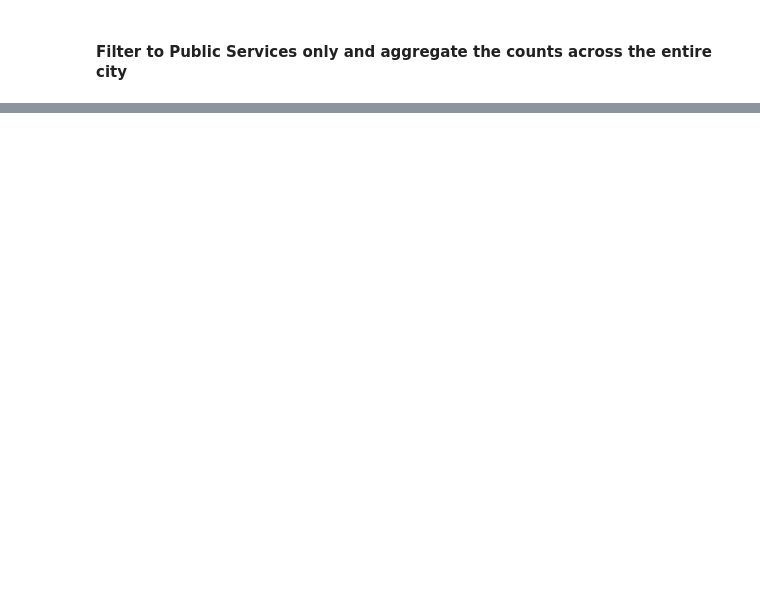
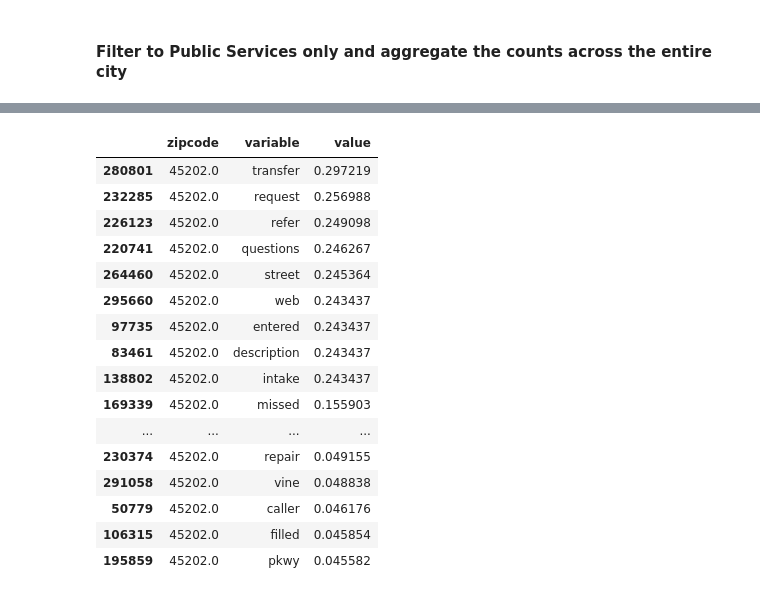
Before and after one commit to jmbahr/the-city-scraper, a Jupyter notebook: _notebooks/2021-08-25-text-analytics-311.ipynb, the cells around one changed output, grey strips where cells are left out. Saved outputs shown, nothing was run; the diff lists cells and outputs as text; code cells hidden in the pictures; blank space fills up the shorter version.

```diff
--- a/_notebooks/2021-08-25-text-analytics-311.ipynb
+++ b/_notebooks/2021-08-25-text-analytics-311.ipynb
@@ -314,0 +324,24 @@ tfidf_df \
+# %%
+tfidf_df \
+    .melt(id_vars = 'zipcode', value_vars = tfidf_df.columns) \
+    .query("variable not in ('trash','rtc')") \
+    .query("zipcode == 45202") \
+    .sort_values(by = 'value', ascending = False).head(40)
+# %% [output]
+|  | zipcode | variable | value |
+| 280801 | 45202.0 | transfer | 0.297219 |
+| 232285 | 45202.0 | request | 0.256988 |
+| 226123 | 45202.0 | refer | 0.249098 |
+| 220741 | 45202.0 | questions | 0.246267 |
+| 264460 | 45202.0 | street | 0.245364 |
+| 295660 | 45202.0 | web | 0.243437 |
+| 97735 | 45202.0 | entered | 0.243437 |
+| 83461 | 45202.0 | description | 0.243437 |
+| 138802 | 45202.0 | intake | 0.243437 |
+| 169339 | 45202.0 | missed | 0.155903 |
+| ... | ... | ... | ... |
+| 230374 | 45202.0 | repair | 0.049155 |
+| 291058 | 45202.0 | vine | 0.048838 |
+| 50779 | 45202.0 | caller | 0.046176 |
+| 106315 | 45202.0 | filled | 0.045854 |
+| 195859 | 45202.0 | pkwy | 0.045582 |
```
Also changed, not shown: parts of 10 cells of this notebook, 1 other file.
